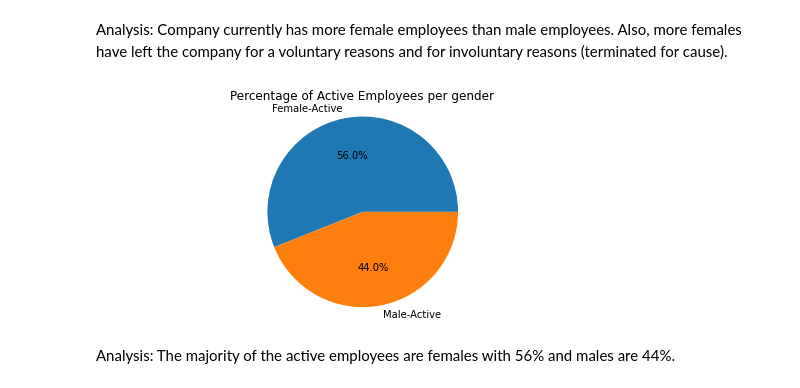
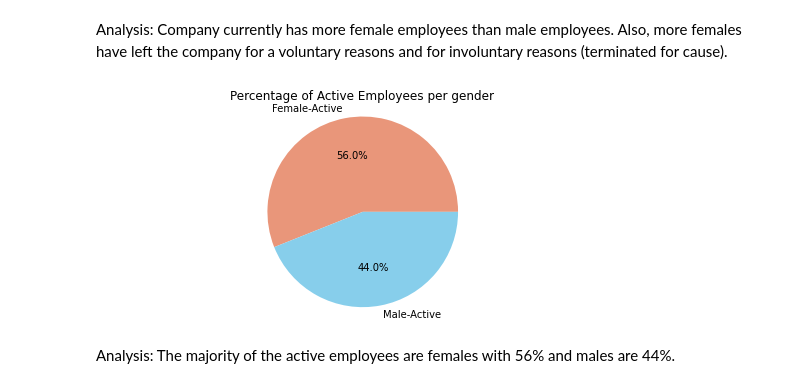
Before and after one commit to rossettifla/HRPythonproject, a Jupyter notebook: Genderdifferencesproject.ipynb, the cells around one changed output. Saved outputs shown, nothing was run; the diff lists cells and outputs as text; code cells hidden in the pictures.

```diff
--- a/Genderdifferencesproject.ipynb
+++ b/Genderdifferencesproject.ipynb
@@ -158,15 +158,14 @@ Analysis: Company currently has more female employees than male employees. Also,
 # %%
 # Pie chart
 
-Tasks = [116, 91]
-
 my_labels = 'Female-Active','Male-Active'
-plt.pie(Tasks,labels=my_labels,autopct='%1.1f%%')
+my_colors =['darksalmon','skyblue']
+plt.pie(status_df.Active,labels=my_labels,autopct='%1.1f%%', colors= my_colors)
 plt.title('Percentage of Active Employees per gender')
 plt.axis('equal')
 plt.show()
 # %% [output]
-[figure, old version]
+[figure, new version]
 # %% [markdown]
 Analysis: The majority of the active employees are females with 56% and males are 44%.
 # %%
```
Also changed, not shown: parts of 6 cells of this notebook.
